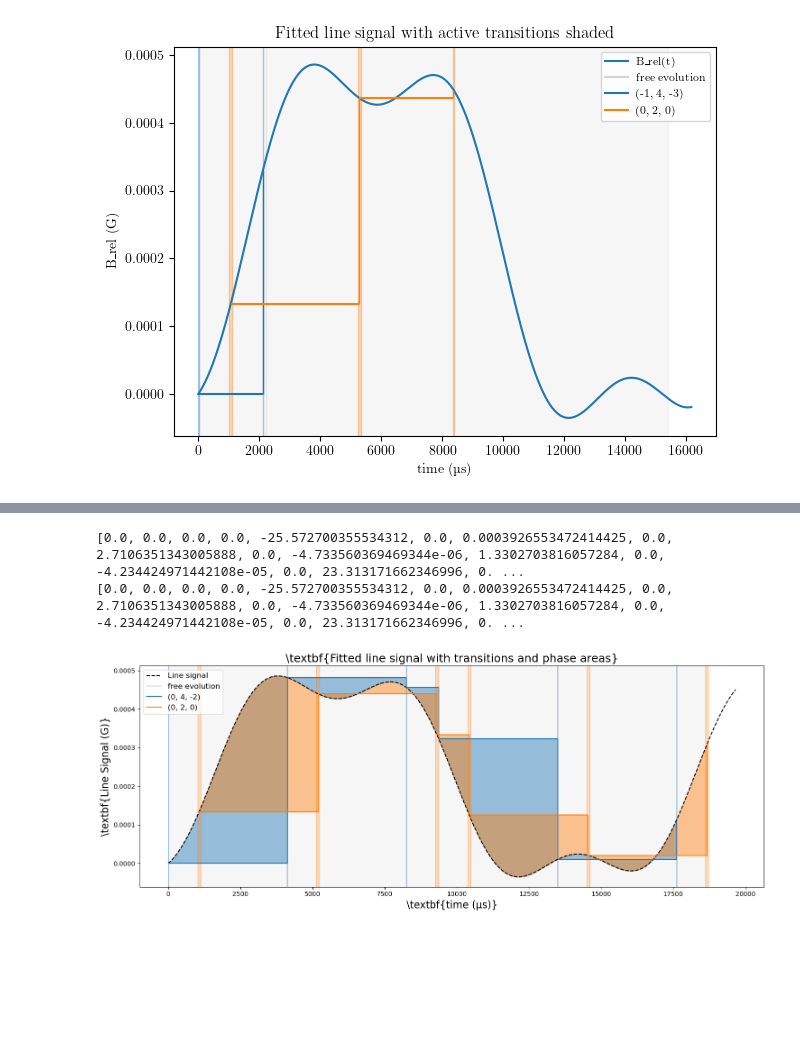
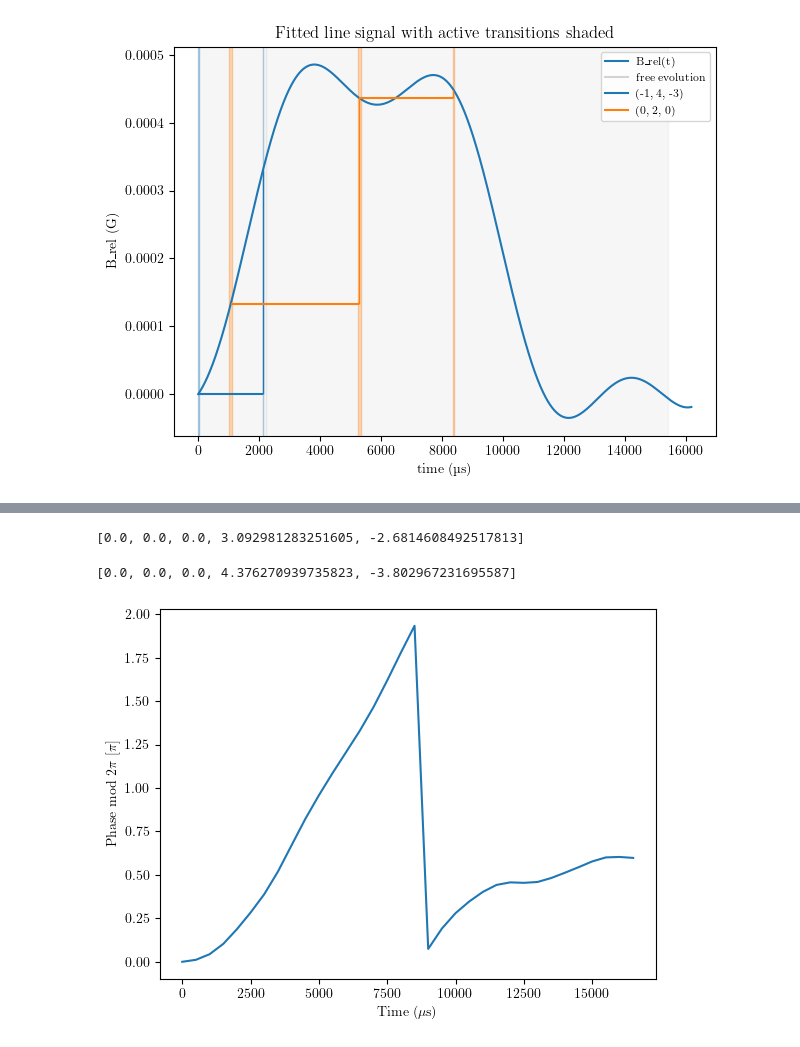
Before and after one commit to GauravTathed/PhD_python_scripts, a Jupyter notebook: LineSignal_charaterization/Line_signal_charaterization_with_qubitRamsey.ipynb, the cells around one changed output, grey strips where cells are left out. Cells and saved outputs as stored; diff of their text form; code cells hidden in the pictures; blank space fills up the shorter version.

```diff
--- a/LineSignal_charaterization/Line_signal_charaterization_with_qubitRamsey.ipynb
+++ b/LineSignal_charaterization/Line_signal_charaterization_with_qubitRamsey.ipynb
@@ -1907,13 +2299,11 @@ def compute_phases_from_line_signal(
                 phases_per_pulse[idx_cur] = phase_rad
     return phases_per_pulse.tolist()
 # %%
-pulse_train = [[0,4,-2], [0,0,0], [0,2,0], [0,0,0], [0,4,-2], [0,0,0],[0,2,0], [0,0,0], [0,4,-2], [0,0,0], [0,2,0]]*2
-fractions = [0.5,(np.sin((1000/1e6)*(np.pi/2)))**2, 1, (np.sin((3000/1e6)*(np.pi/2)))**2, 0.5, (np.sin((1000/1e6)*(np.pi/2)))**2, 1, (np.sin((3000/1e6)*(np.pi/2)))**2, 0.5, (np.sin((1000/1e6)*(np.pi/2)))**2, 1]*2
-
+# pulse_train = [[0,4,-2], [0,0,0], [0,2,0], [0,0,0], [0,4,-2], [0,0,0],[0,2,0], [0,0,0], [0,4,-2], [0,0,0], [0,2,0]]*2
+# fractions = [0.5,(np.sin((1000/1e6)*(np.pi/2)))**2, 1, (np.sin((3000/1e6)*(np.pi/2)))**2, 0.5, (np.sin((1000/1e6)*(np.pi/2)))**2, 1, (np.sin((3000/1e6)*(np.pi/2)))**2, 0.5, (np.sin((1000/1e6)*(np.pi/2)))**2, 1]*2
+pulse_train = [[-2,2,-1], [-2,3,-2], [0,0,0],  [-2,3,-2],[-2,2,-1]]
+fractions = [0.5,1,(np.sin((16000/1e6)*(np.pi/2)))**2,1,0.5]
 print(compute_phases_from_line_signal(pulse_train, fractions))
-phases, fig = plot_line_shading_and_phase(pulse_train, fractions)
-print(phases)
+# phases, fig = plot_line_shading_and_phase(pulse_train, fractions)
 # %% [output]
-[0.0, 0.0, 0.0, 0.0, -25.572700355534312, 0.0, 0.0003926553472414425, 0.0, 2.7106351343005888, 0.0, -4.733560369469344e-06, 1.3302703816057284, 0.0, -4.234424971442108e-05, 0.0, 23.313171662346996, 0. ...
-[0.0, 0.0, 0.0, 0.0, -25.572700355534312, 0.0, 0.0003926553472414425, 0.0, 2.7106351343005888, 0.0, -4.733560369469344e-06, 1.3302703816057284, 0.0, -4.234424971442108e-05, 0.0, 23.313171662346996, 0. ...
+[0.0, 0.0, 0.0, 3.092981283251605, -2.6814608492517813]
-[figure, removed]
@@ -1919,0 +2542,22 @@ print(phases)
+# %%
+pulse_train = [[-2,2,-1], [-2,3,-2], [0,0,0],  [-2,3,-2],[-2,2,-1]]
+fractions = [0.5,1,(np.sin((16000/1e6)*(np.pi/2)))**2,1,0.5]
+print(compute_phases_from_line_signal(pulse_train, fractions))
+# %% [output]
+[0.0, 0.0, 0.0, 4.376270939735823, -3.802967231695587]
+# %%
+accm_phase = []
+for i in np.arange(0, 16800, 500):
+    pulse_train = [[-2,2,-1], [-2,3,-2], [0,0,0],  [-2,3,-2],[-2,2,-1]]
+    fractions = [0.5,1,(np.sin((i/1e6)*(np.pi/2)))**2,1,0.5]
+    phases = compute_phases_from_line_signal(pulse_train, fractions)
+    accm_phase.append(phases[3]-phases[4])
+# %%
+phase_mod = np.mod(accm_phase, 2*np.pi)/np.pi
+
+plt.plot(np.arange(0, 16800, 500), phase_mod)
+plt.xlabel("Time ($\mu$s)")
+plt.ylabel("Phase mod 2$\pi$ [$\pi$]")
+plt.show()
+# %% [output]
+[figure, added]
```
Also changed, not shown: parts of 5 cells of this notebook, 5 other files.
